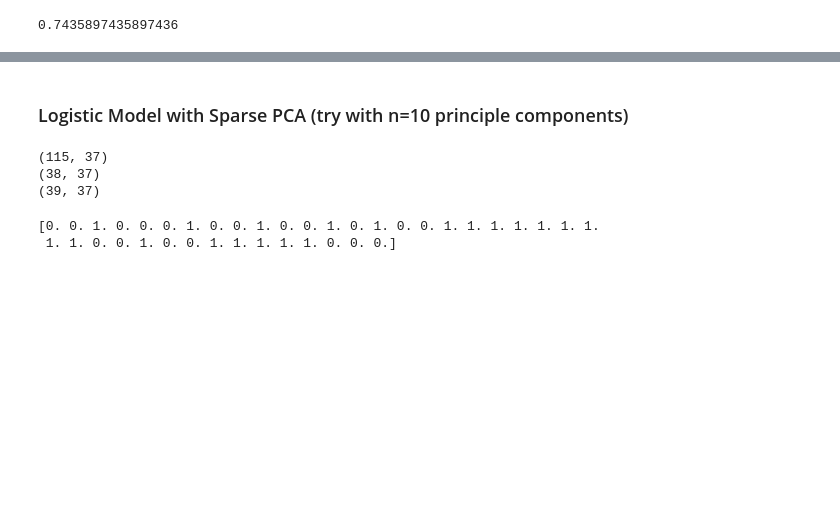
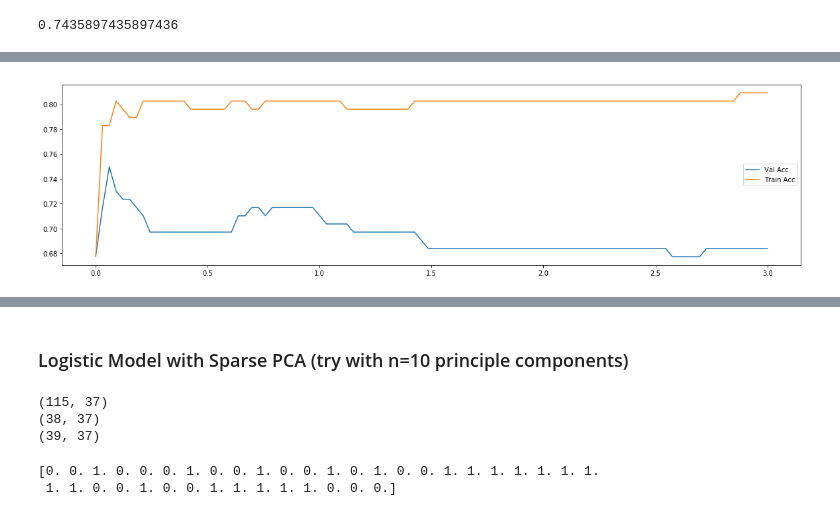
Before and after one commit to leonaisabelle/CUSP-ADS-Project, a Jupyter notebook: modelling_notebooks/binary_classification.ipynb, the cells around one changed output, grey strips where cells are left out. Saved outputs shown, nothing was run; the diff lists cells and outputs as text; code cells hidden in the pictures; blank space fills up the shorter version.

```diff
--- a/modelling_notebooks/binary_classification.ipynb
+++ b/modelling_notebooks/binary_classification.ipynb
@@ -181,0 +91,19 @@ logit.score(XtestS, Ytest['HasGarden'])
+# %%
+train_acc = []
+mean_cross_val_acc = []
+C_candidates = np.linspace(start=0.001, stop=3, num=100)
+
+for c in C_candidates:
+    logit = LogisticRegression(C=c).fit(XtrainS, Ytrain['HasGarden'])
+    train_acc.append(logit.score(XtrainS, Ytrain['HasGarden']))
+    mean_cross_val_acc.append(mean(cross_val_score(logit, XtrainS, Ytrain['HasGarden'])))
+
+# plot to see where it overfits
+plt.figure(figsize=(20,5))
+plt.plot(C_candidates, mean_cross_val_acc, label='Val Acc')
+plt.plot(C_candidates, train_acc, label='Train Acc')
+
+plt.legend()
+plt.show()
+# %% [output]
+[figure, added]
```
Also changed, not shown: parts of 29 cells of this notebook.
